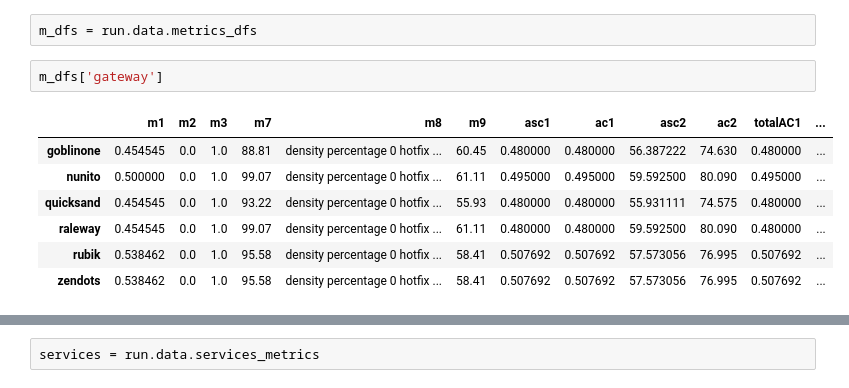
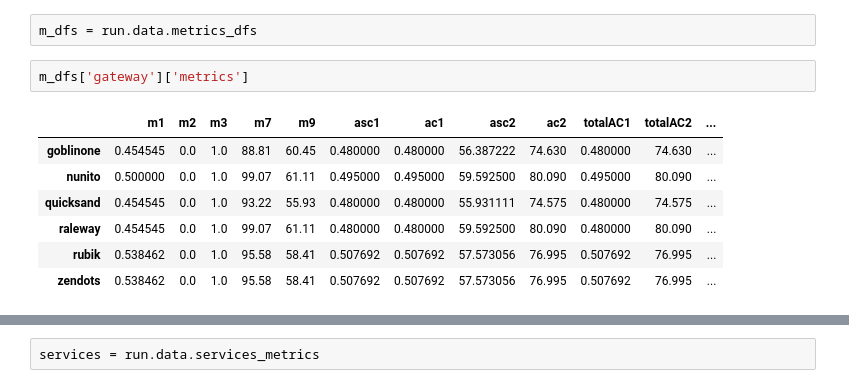
Before and after one commit to Lend-it/Analytics, a Jupyter notebook: Analytics.ipynb, the cells around one changed output, grey strips where cells are left out. Drawn from its saved outputs; the diff is of its cells as text.

```diff
--- a/Analytics.ipynb
+++ b/Analytics.ipynb
@@ -8,12 +8,12 @@ Current metadata provider: local@/home/rogeriojunior/Documents/EPS/Analytics
 # %%
 m_dfs = run.data.metrics_dfs
 # %%
-m_dfs['gateway']
+m_dfs['gateway']['metrics']
 # %% [output]
-|  | m1 | m2 | m3 | m7 | m8 | m9 | asc1 | ac1 | asc2 | ac2 | totalAC1 | ... |
-| goblinone | 0.454545 | 0.0 | 1.0 | 88.81 | density percentage 0 hotfix ... | 60.45 | 0.480000 | 0.480000 | 56.387222 | 74.630 | 0.480000 | ... |
-| nunito | 0.500000 | 0.0 | 1.0 | 99.07 | density percentage 0 hotfix ... | 61.11 | 0.495000 | 0.495000 | 59.592500 | 80.090 | 0.495000 | ... |
-| quicksand | 0.454545 | 0.0 | 1.0 | 93.22 | density percentage 0 hotfix ... | 55.93 | 0.480000 | 0.480000 | 55.931111 | 74.575 | 0.480000 | ... |
-| raleway | 0.454545 | 0.0 | 1.0 | 99.07 | density percentage 0 hotfix ... | 61.11 | 0.480000 | 0.480000 | 59.592500 | 80.090 | 0.480000 | ... |
-| rubik | 0.538462 | 0.0 | 1.0 | 95.58 | density percentage 0 hotfix ... | 58.41 | 0.507692 | 0.507692 | 57.573056 | 76.995 | 0.507692 | ... |
-| zendots | 0.538462 | 0.0 | 1.0 | 95.58 | density percentage 0 hotfix ... | 58.41 | 0.507692 | 0.507692 | 57.573056 | 76.995 | 0.507692 | ... |
+|  | m1 | m2 | m3 | m7 | m9 | asc1 | ac1 | asc2 | ac2 | totalAC1 | totalAC2 | ... |
+| goblinone | 0.454545 | 0.0 | 1.0 | 88.81 | 60.45 | 0.480000 | 0.480000 | 56.387222 | 74.630 | 0.480000 | 74.630 | ... |
+| nunito | 0.500000 | 0.0 | 1.0 | 99.07 | 61.11 | 0.495000 | 0.495000 | 59.592500 | 80.090 | 0.495000 | 80.090 | ... |
+| quicksand | 0.454545 | 0.0 | 1.0 | 93.22 | 55.93 | 0.480000 | 0.480000 | 55.931111 | 74.575 | 0.480000 | 74.575 | ... |
+| raleway | 0.454545 | 0.0 | 1.0 | 99.07 | 61.11 | 0.480000 | 0.480000 | 59.592500 | 80.090 | 0.480000 | 80.090 | ... |
+| rubik | 0.538462 | 0.0 | 1.0 | 95.58 | 58.41 | 0.507692 | 0.507692 | 57.573056 | 76.995 | 0.507692 | 76.995 | ... |
+| zendots | 0.538462 | 0.0 | 1.0 | 95.58 | 58.41 | 0.507692 | 0.507692 | 57.573056 | 76.995 | 0.507692 | 76.995 | ... |
```
Also changed, not shown: parts of 9 cells of this notebook, 1 other file.
